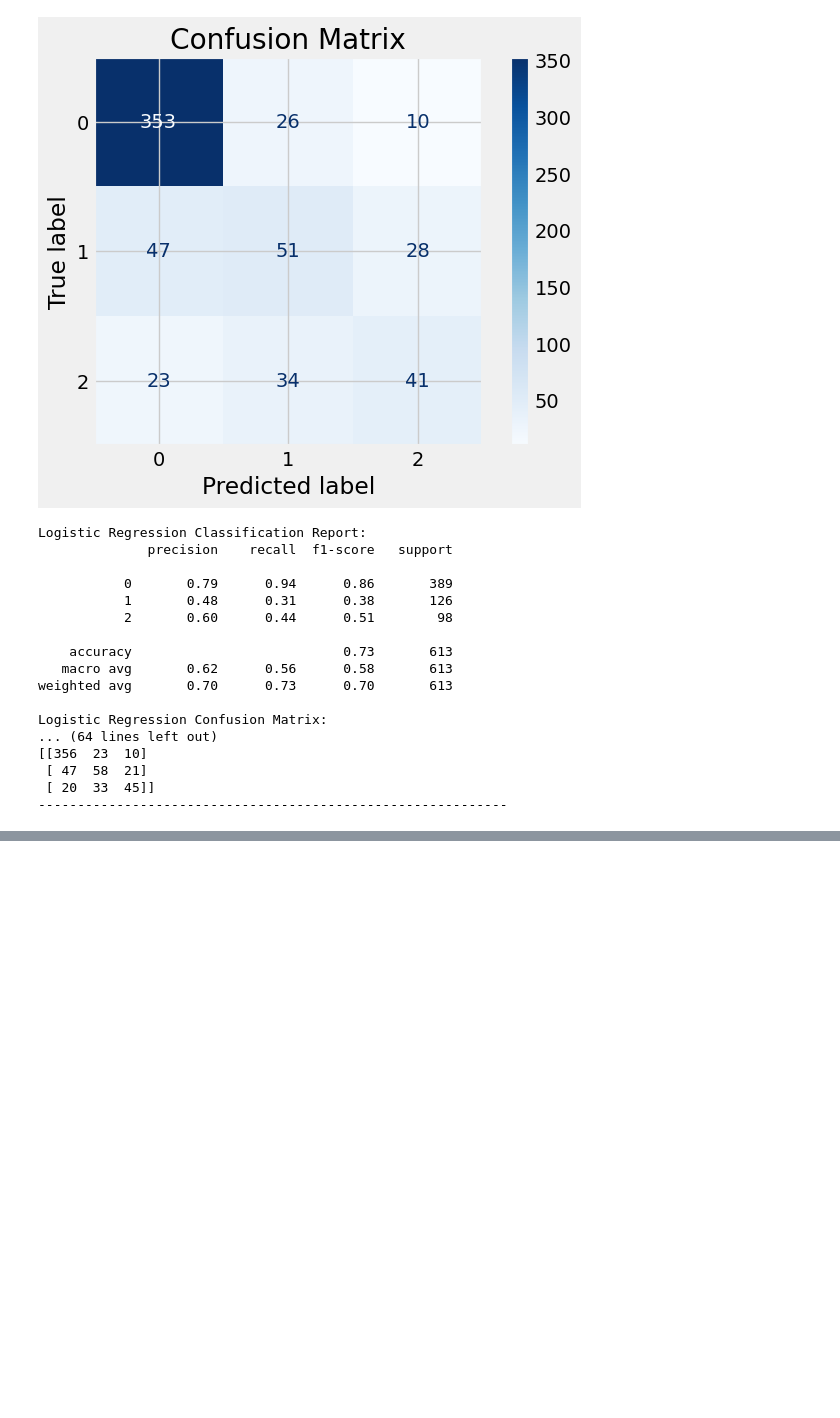
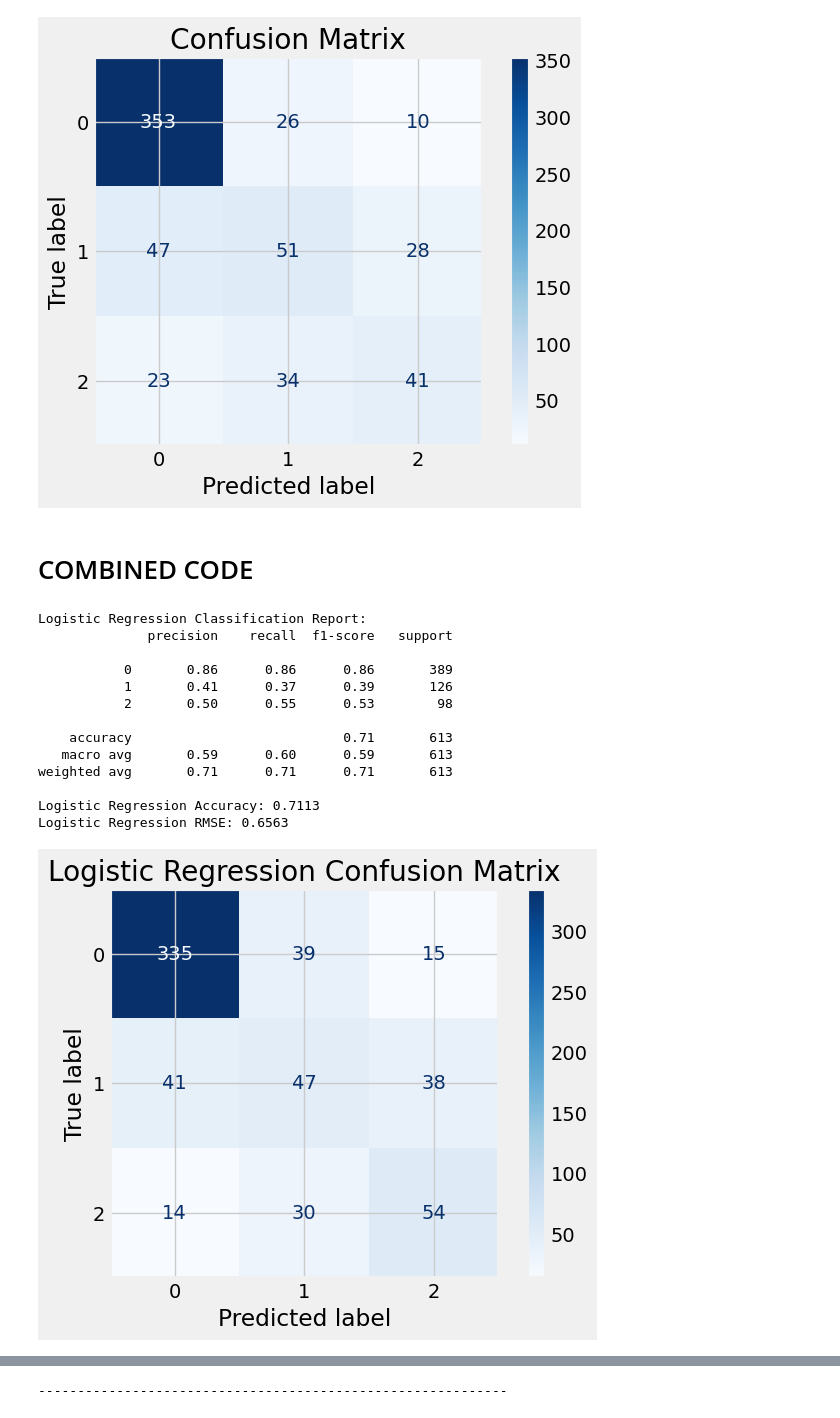
Before and after one commit to JEr1yAnalst/CAPSTONE-PROJECT-sentiment-analysis, a Jupyter notebook: notebook.ipynb, the cells around one changed output, grey strips where cells are left out. Cells and saved outputs as stored; diff of their text form; code cells hidden in the pictures; blank space fills up the shorter version.

```diff
--- a/notebook.ipynb
+++ b/notebook.ipynb
@@ -1312,6 +1319,8 @@ Classification Report:
    macro avg       0.60      0.58      0.59       613
 weighted avg       0.71      0.73      0.71       613
 [figure]
+# %% [markdown]
+# COMBINED CODE
 # %%
 from sklearn.model_selection import train_test_split
 from sklearn.feature_extraction.text import TfidfVectorizer
@@ -1320,73 +1329,93 @@ from sklearn.ensemble import RandomForestClassifier
 from sklearn.naive_bayes import MultinomialNB
 from sklearn.svm import SVC
 import xgboost as xgb
-from sklearn.metrics import classification_report, confusion_matrix
+from sklearn.metrics import classification_report, confusion_matrix, accuracy_score, mean_squared_error, ConfusionMatrixDisplay
+from imblearn.over_sampling import SMOTE
+import numpy as np
+import matplotlib.pyplot as plt
 
 # 1. Data Preprocessing
-# Assuming `X` is your reviews and `y` is your rating descriptions
 vectorizer = TfidfVectorizer(max_features=5000)
 X_tfidf = vectorizer.fit_transform(X)
 
 # 2. Split the data
 X_train, X_test, y_train, y_test = train_test_split(X_tfidf, y, test_size=0.2, random_state=42)
 
-# 3. Model Building
+# 3. Apply SMOTE to the training data
+smote = SMOTE(random_state=42)
+X_train_smote, y_train_smote = smote.fit_resample(X_train, y_train)
+
+# 4. Model Building
 
 # Logistic Regression
 log_reg = LogisticRegression()
-log_reg.fit(X_train, y_train)
+log_reg.fit(X_train_smote, y_train_smote)
 y_pred_log_reg = log_reg.predict(X_test)
 
 # Random Forest
 rf = RandomForestClassifier()
-rf.fit(X_train, y_train)
+rf.fit(X_train_smote, y_train_smote)
 y_pred_rf = rf.predict(X_test)
 
 # Naive Bayes
 nb = MultinomialNB()
-nb.fit(X_train, y_train)
+nb.fit(X_train_smote, y_train_smote)
 y_pred_nb = nb.predict(X_test)
 
 # SVD (SVC in sklearn)
 svc = SVC(kernel='linear')
-svc.fit(X_train, y_train)
+svc.fit(X_train_smote, y_train_smote)
 y_pred_svc = svc.predict(X_test)
 
 # XGBoost
 xgb_model = xgb.XGBClassifier(use_label_encoder=False, eval_metric='mlogloss')
-xgb_model.fit(X_train, y_train)
+xgb_model.fit(X_train_smote, y_train_smote)
 y_pred_xgb = xgb_model.predict(X_test)
 
-# 4. Evaluation
+# 5. Evaluation Function with Confusion Matrix Plotting
+def evaluate_model(y_test, y_pred, model_name):
+    print(f"{model_name} Classification Report:")
+    print(classification_report(y_test, y_pred))
+
+    accuracy = accuracy_score(y_test, y_pred)
+    rmse = np.sqrt(mean_squared_error(y_test, y_pred))
+
+    print(f"{model_name} Accuracy: {accuracy:.4f}")
+    print(f"{model_name} RMSE: {rmse:.4f}")
+
+    # Generate the confusion matrix
+    conf_matrix = confusion_matrix(y_test, y_pred)
+
+    # Plot the confusion matrix
+    disp = ConfusionMatrixDisplay(confusion_matrix=conf_matrix, display_labels=np.unique(y_test))
+    disp.plot(cmap=plt.cm.Blues)
+    plt.title(f'{model_name} Confusion Matrix')
+    plt.show()
+    print("-" * 60)
+
+# Evaluate all models and plot their confusion matrices
 models = {
     'Logistic Regression': y_pred_log_reg,
     'Random Forest': y_pred_rf,
     'Naive Bayes': y_pred_nb,
     'SVC (SVD)': y_pred_svc,
     'XGBoost': y_pred_xgb
 }
 
 for name, y_pred in models.items():
-    print(f"{name} Classification Report:")
-    print(classification_report(y_test, y_pred))
-    print(f"{name} Confusion Matrix:")
-    print(confusion_matrix(y_test, y_pred))
-    print("-" * 60)
+    evaluate_model(y_test, y_pred, name)
 # %% [output]
 Logistic Regression Classification Report:
               precision    recall  f1-score   support
 
-           0       0.79      0.94      0.86       389
-           1       0.48      0.31      0.38       126
-           2       0.60      0.44      0.51        98
+           0       0.86      0.86      0.86       389
+           1       0.41      0.37      0.39       126
+           2       0.50      0.55      0.53        98
 
-    accuracy                           0.73       613
-   macro avg       0.62      0.56      0.58       613
-weighted avg       0.70      0.73      0.70       613
+    accuracy                           0.71       613
+   macro avg       0.59      0.60      0.59       613
+weighted avg       0.71      0.71      0.71       613
 
-Logistic Regression Confusion Matrix:
-... (64 lines left out)
-[[356  23  10]
- [ 47  58  21]
- [ 20  33  45]]
-------------------------------------------------------------
+Logistic Regression Accuracy: 0.7113
+Logistic Regression RMSE: 0.6563
+[figure, added]
@@ -1392,0 +1482 @@ Logistic Regression Confusion Matrix:
+------------------------------------------------------------
```
Also changed, not shown: parts of 21 cells of this notebook, 4 other files.
